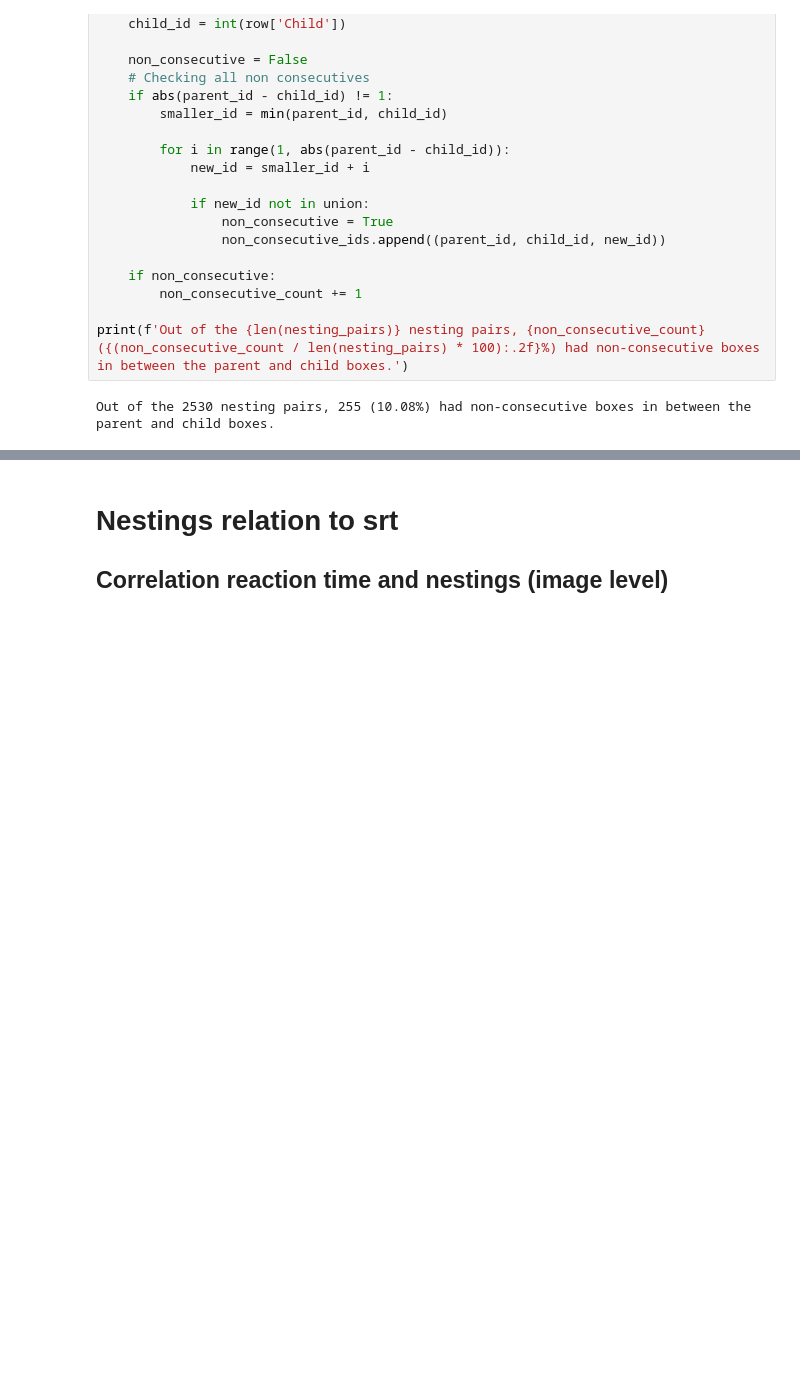
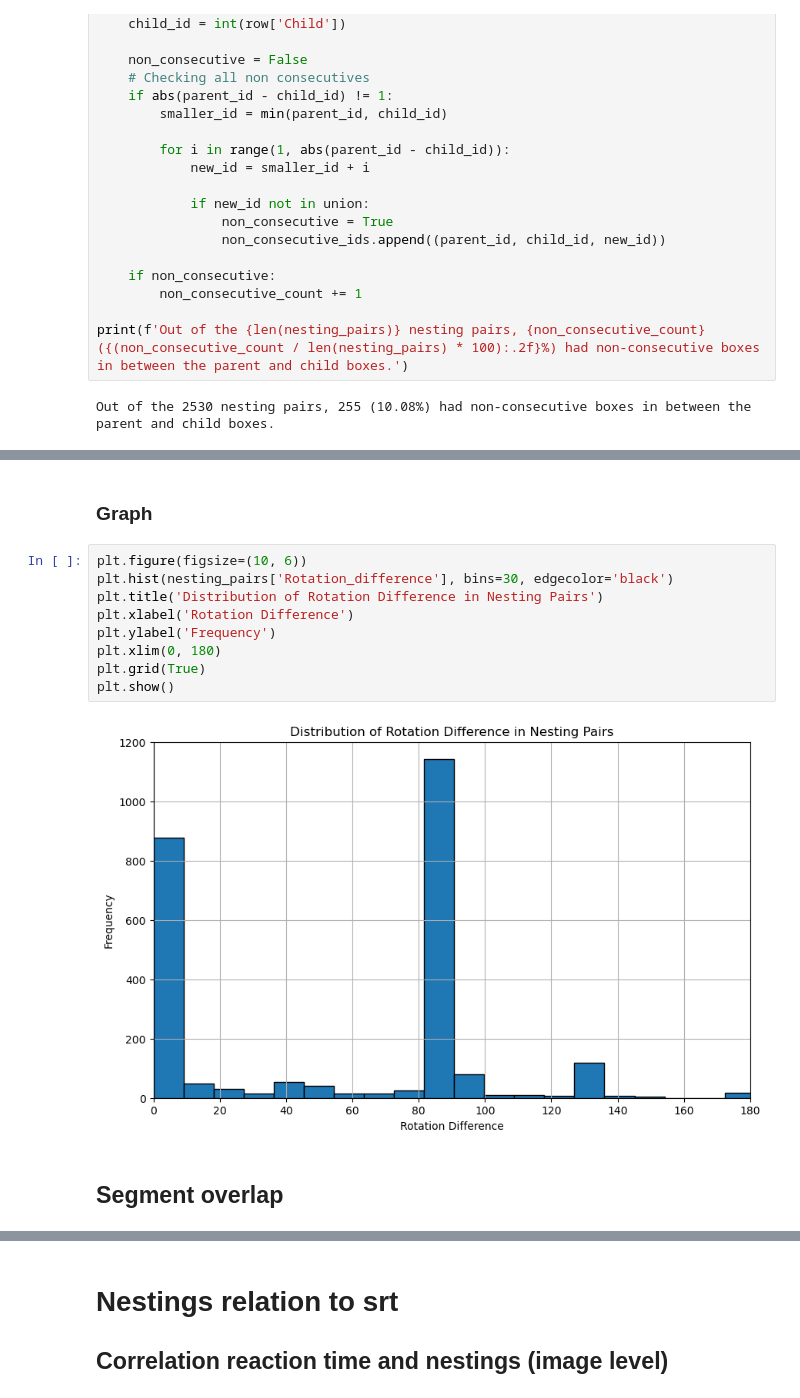
Before and after one commit to GMuradas99/Symmetry-Object-Detection-Analysis, a Jupyter notebook: nesting_graphs.ipynb, the cells around one changed output, grey strips where cells are left out. Saved outputs shown, nothing was run; the diff lists cells and outputs as text; blank space fills up the shorter version.

```diff
--- a/nesting_graphs.ipynb
+++ b/nesting_graphs.ipynb
@@ -262,0 +276,15 @@ Out of the 2530 nesting pairs, 255 (10.08%) had non-consecutive boxes in between
+# %% [markdown]
+### Graph
+# %%
+plt.figure(figsize=(10, 6))
+plt.hist(nesting_pairs['Rotation_difference'], bins=30, edgecolor='black')
+plt.title('Distribution of Rotation Difference in Nesting Pairs')
+plt.xlabel('Rotation Difference')
+plt.ylabel('Frequency')
+plt.xlim(0, 180)
+plt.grid(True)
+plt.show()
+# %% [output]
+[figure, added]
+# %% [markdown]
+## Segment overlap
```
Also changed, not shown: parts of 5 cells of this notebook, 6 other files.
